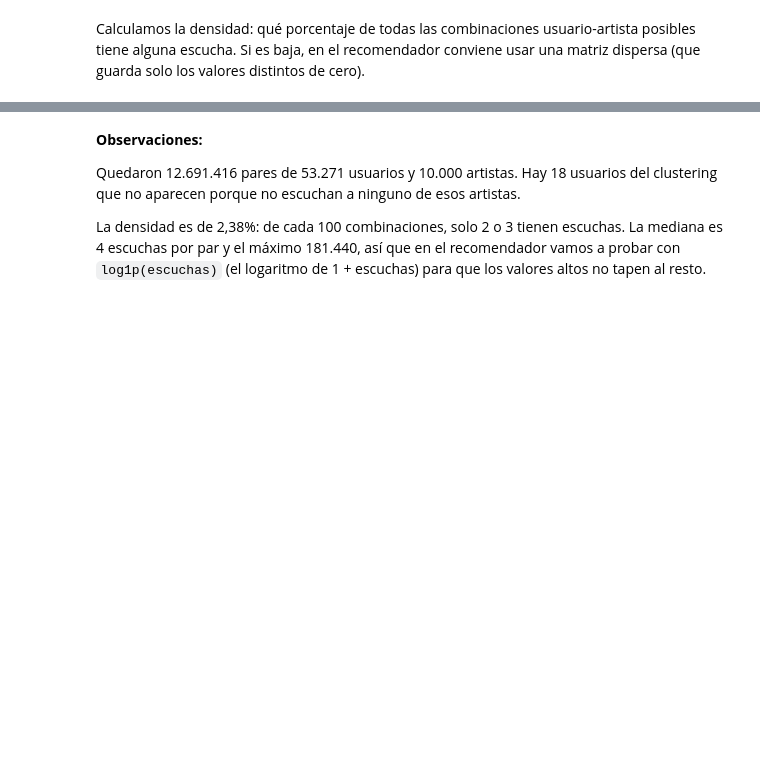
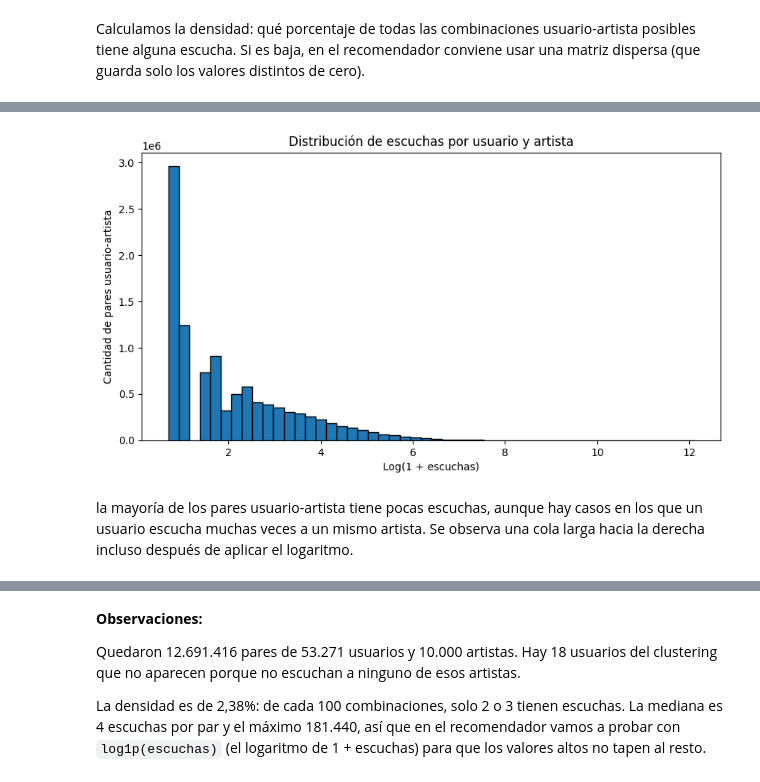
Before and after one commit to marianagrau99/musica-por-pais, a Jupyter notebook: mineria/03_vistas_minables_ml.ipynb, the cells around one changed output, grey strips where cells are left out. Drawn from its saved outputs; the diff is of its cells as text; code cells hidden in the pictures; blank space fills up the shorter version.

```diff
--- a/mineria/03_vistas_minables_ml.ipynb
+++ b/mineria/03_vistas_minables_ml.ipynb
@@ -256,3 +439,26 @@ resumen_ua
+# %%
+import numpy as np
+# Analizamos la distribución de las escuchas por usuario y artista
+distribucion_ua = q(f"""
+    SELECT escuchas
+    FROM {ruta_sql('vista_usuario_artista')}
+""")
+
+plt.figure(figsize=(10, 5))
+plt.hist(
+    np.log1p(distribucion_ua["escuchas"]),
+    bins=50,
+    edgecolor="black"
+)
+
+plt.xlabel("Log(1 + escuchas)")
+plt.ylabel("Cantidad de pares usuario-artista")
+plt.title("Distribución de escuchas por usuario y artista")
+plt.show()
+# %% [output]
+[figure, added]
+# %% [markdown]
+la mayoría de los pares usuario-artista tiene pocas escuchas, aunque hay casos en los que un usuario escucha muchas veces a un mismo artista. Se observa una cola larga hacia la derecha incluso después de aplicar el logaritmo.
 # %%
 # Primeras filas, ordenadas para ver juntos los artistas de cada usuario.
 # No la cargamos entera porque tiene más de 12 millones de filas.
```
Also changed, not shown: parts of 20 cells of this notebook, 1 other file.
